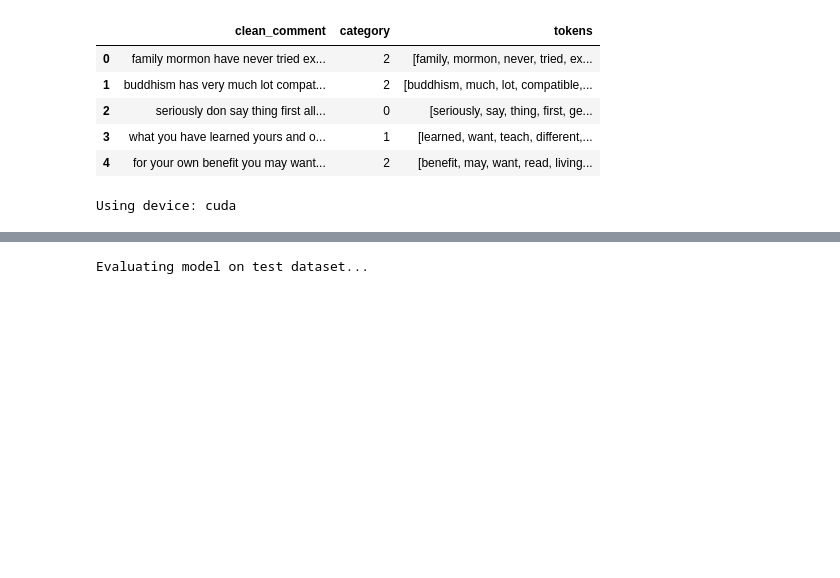
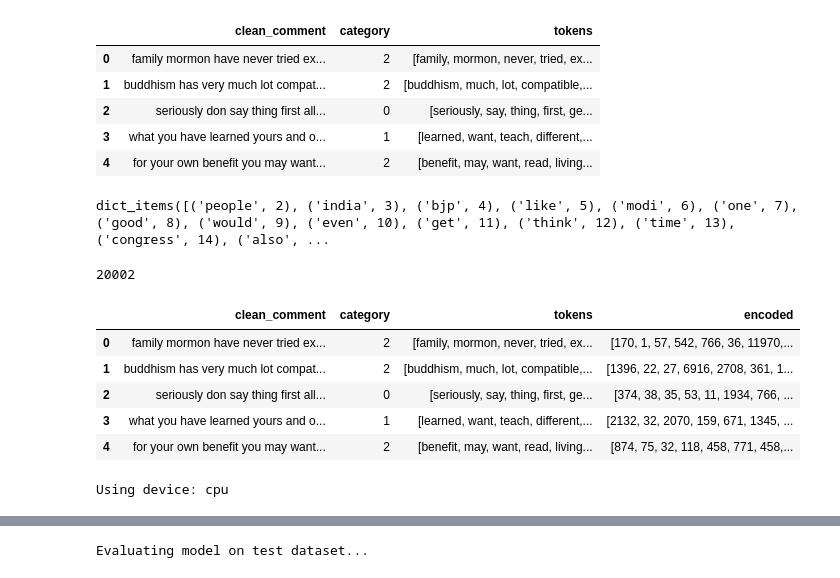
Before and after one commit to Enfysyz/agreeya_ds, a Jupyter notebook: Week 6/week6_rnn.ipynb, the cells around one changed output, grey strips where cells are left out. Saved outputs shown, nothing was run; the diff lists cells and outputs as text; code cells hidden in the pictures; blank space fills up the shorter version.

```diff
--- a/Week 6/week6_rnn.ipynb
+++ b/Week 6/week6_rnn.ipynb
@@ -123,6 +123,14 @@ vocab['<UNK>'] = 1  # Unknown token
 
 # Encode and Pad sequences (Equivalent to pad_sequences)
 MAX_SEQ_LEN = 50
+# %%
+vocab.items()
+# %% [output]
+dict_items([('people', 2), ('india', 3), ('bjp', 4), ('like', 5), ('modi', 6), ('one', 7), ('good', 8), ('would', 9), ('even', 10), ('get', 11), ('think', 12), ('time', 13), ('congress', 14), ('also', ...
+# %%
+len(vocab)
+# %% [output]
+20002
 # %%
 def encode_text(tokens):
     encoded = [vocab.get(word, vocab['<UNK>']) for word in tokens]
@@ -133,6 +141,15 @@ def encode_text(tokens):
     return encoded
 # %%
 df['encoded'] = df['tokens'].apply(encode_text)
+# %%
+df.head()
+# %% [output]
+|  | clean_comment | category | tokens | encoded |
+| 0 | family mormon have never tried ex... | 2 | [family, mormon, never, tried, ex... | [170, 1, 57, 542, 766, 36, 11970,... |
+| 1 | buddhism has very much lot compat... | 2 | [buddhism, much, lot, compatible,... | [1396, 22, 27, 6916, 2708, 361, 1... |
+| 2 | seriously don say thing first all... | 0 | [seriously, say, thing, first, ge... | [374, 38, 35, 53, 11, 1934, 766, ... |
+| 3 | what you have learned yours and o... | 1 | [learned, want, teach, different,... | [2132, 32, 2070, 159, 671, 1345, ... |
+| 4 | for your own benefit you may want... | 2 | [benefit, may, want, read, living... | [874, 75, 32, 118, 458, 771, 458,... |
 # %%
 class TweetDataset(Dataset):
     def __init__(self, sequences, labels):
@@ -195,9 +211,7 @@ N_LAYERS = 2
 BIDIRECTIONAL = True
 DROPOUT = 0.3
 
-# Determine device (Use GPU if available on your local machine)
-# device = torch.device('cuda' if torch.cuda.is_available() else 'cpu')
-device = torch.device('cpu')
+device = torch.device('cuda' if torch.cuda.is_available() else 'cpu')
 print(f"Using device: {device}")
 
 model = SentimentLSTM(VOCAB_SIZE, EMBED_DIM, HIDDEN_DIM, OUTPUT_DIM, N_LAYERS, BIDIRECTIONAL, DROPOUT)
@@ -206,5 +220,5 @@ model = model.to(device)
 criterion = nn.CrossEntropyLoss()
 optimizer = optim.Adam(model.parameters(), lr=0.001)
 # %% [output]
-Using device: cuda
+Using device: cpu
 # %%
```
Also changed, not shown: parts of 6 cells of this notebook, 5 other files.
